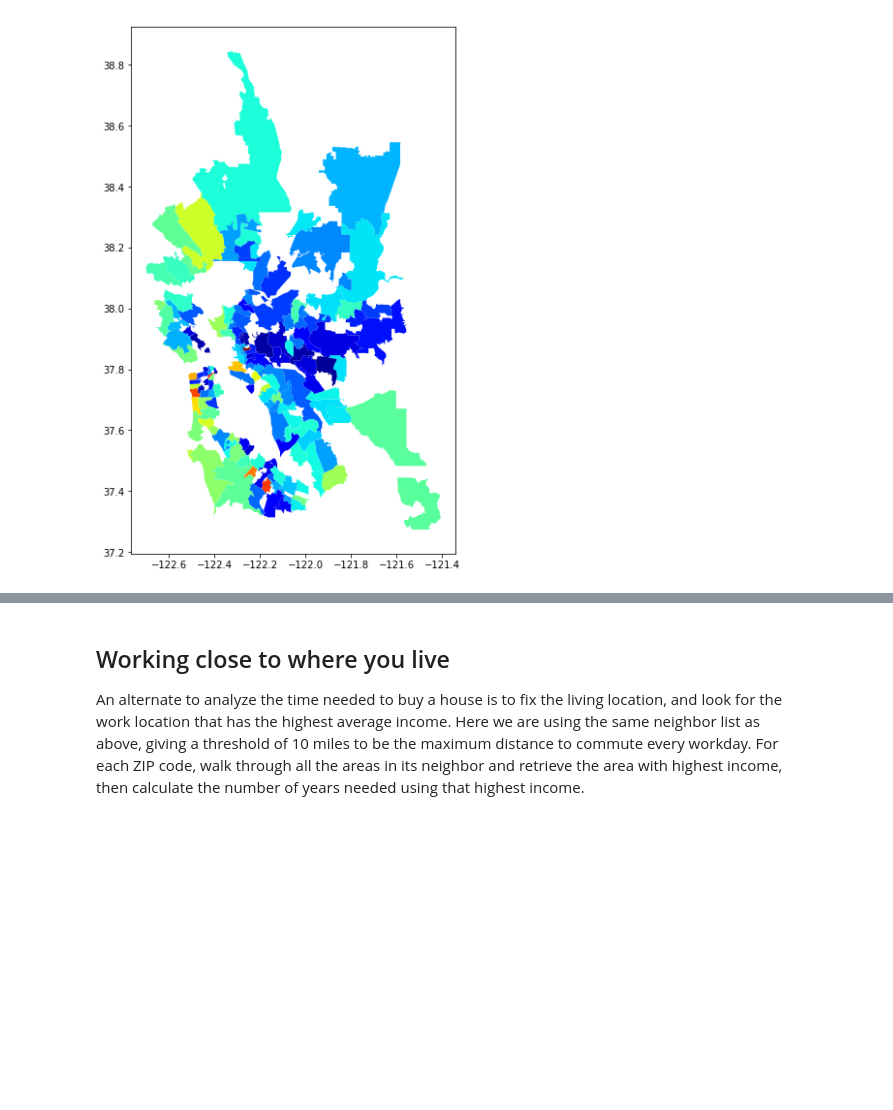
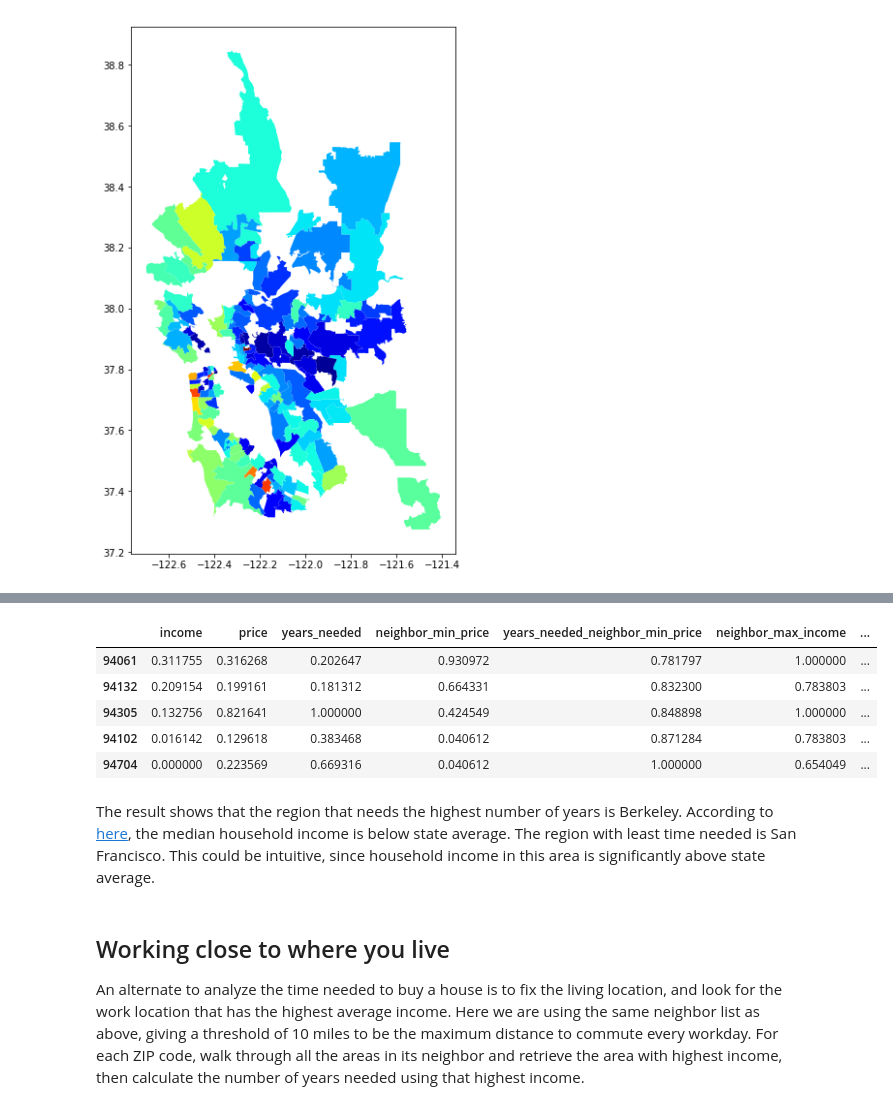
Before and after one commit to heronyang/house-price-vs-income, a Jupyter notebook: Income v.s. House Price.ipynb, the cells around one changed output, grey strips where cells are left out. Drawn from its saved outputs; the diff is of its cells as text; code cells hidden in the pictures; blank space fills up the shorter version.

```diff
--- a/Income v.s. House Price.ipynb
+++ b/Income v.s. House Price.ipynb
@@ -529,3 +537,14 @@ plot_shapes(filtered_shape_records, normalized_df, "years_needed_neighbor_min_pr
+# %%
+sorted_df.tail()
+# %% [output]
+|  | income | price | years_needed | neighbor_min_price | years_needed_neighbor_min_price | neighbor_max_income | ... |
+| 94061 | 0.311755 | 0.316268 | 0.202647 | 0.930972 | 0.781797 | 1.000000 | ... |
+| 94132 | 0.209154 | 0.199161 | 0.181312 | 0.664331 | 0.832300 | 0.783803 | ... |
+| 94305 | 0.132756 | 0.821641 | 1.000000 | 0.424549 | 0.848898 | 1.000000 | ... |
+| 94102 | 0.016142 | 0.129618 | 0.383468 | 0.040612 | 0.871284 | 0.783803 | ... |
+| 94704 | 0.000000 | 0.223569 | 0.669316 | 0.040612 | 1.000000 | 0.654049 | ... |
+# %% [markdown]
+The result shows that the region that needs the highest number of years is Berkeley. According to [here](http://www.city-data.com/zips/94704.html), the median household income is below state average. The region with least time needed is San Francisco. This could be intuitive, since household income in this area is significantly above state average.
 # %% [markdown]
 ## Working close to where you live
 
```
Also changed, not shown: parts of 9 cells of this notebook.
